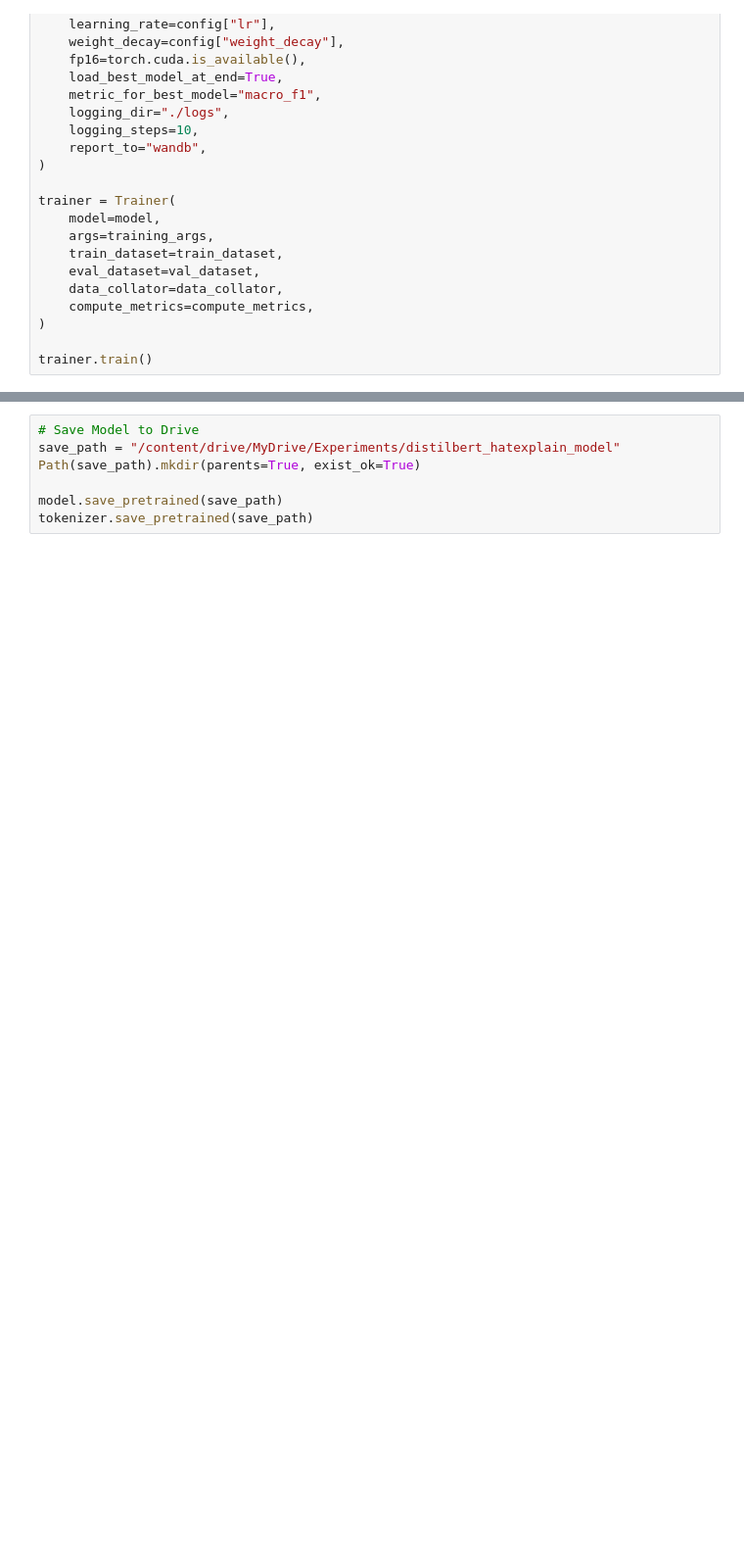
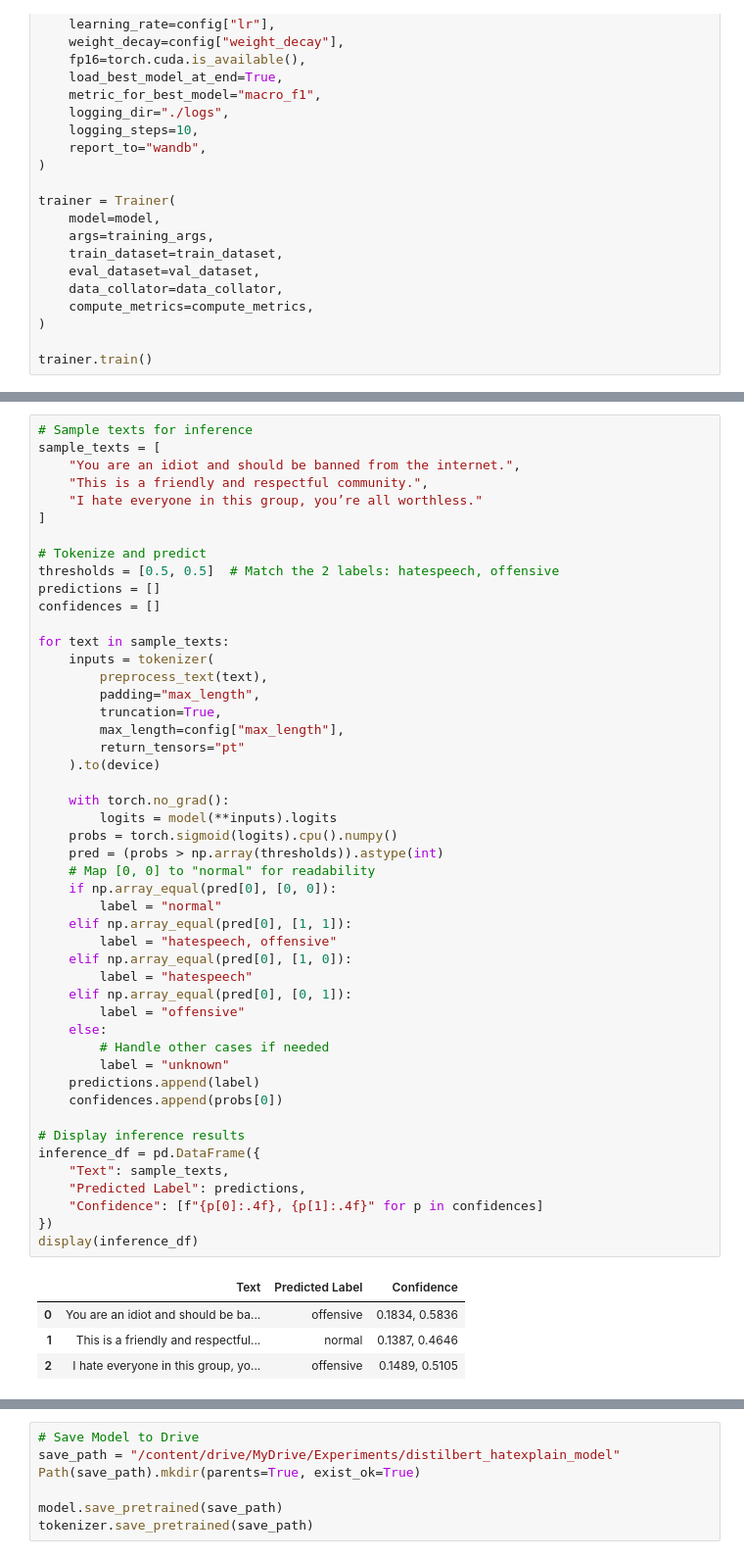
Before and after one commit to nivethithanm/finetuning_distilbert_for_toxic_comment_classification, a Jupyter notebook: DistilBERT_Toxicity_FineTuning_Notebook.ipynb, the cells around one changed output, grey strips where cells are left out. Shown at 98% size. Cells and saved outputs as stored; diff of their text form; blank space fills up the shorter version.

```diff
--- a/DistilBERT_Toxicity_FineTuning_Notebook.ipynb
+++ b/DistilBERT_Toxicity_FineTuning_Notebook.ipynb
@@ -279,3 +279,56 @@ display(df_metrics)
+# %%
+# Sample texts for inference
+sample_texts = [
+    "You are an idiot and should be banned from the internet.",
+    "This is a friendly and respectful community.",
+    "I hate everyone in this group, you’re all worthless."
+]
+
+# Tokenize and predict
+thresholds = [0.5, 0.5]  # Match the 2 labels: hatespeech, offensive
+predictions = []
+confidences = []
+
+for text in sample_texts:
+    inputs = tokenizer(
+        preprocess_text(text),
+        padding="max_length",
+        truncation=True,
+        max_length=config["max_length"],
+        return_tensors="pt"
+    ).to(device)
+
+    with torch.no_grad():
+        logits = model(**inputs).logits
+    probs = torch.sigmoid(logits).cpu().numpy()
+    pred = (probs > np.array(thresholds)).astype(int)
+    # Map [0, 0] to "normal" for readability
+    if np.array_equal(pred[0], [0, 0]):
+        label = "normal"
+    elif np.array_equal(pred[0], [1, 1]):
+        label = "hatespeech, offensive"
+    elif np.array_equal(pred[0], [1, 0]):
+        label = "hatespeech"
+    elif np.array_equal(pred[0], [0, 1]):
+        label = "offensive"
+    else:
+        # Handle other cases if needed
+        label = "unknown"
+    predictions.append(label)
+    confidences.append(probs[0])
+
+# Display inference results
+inference_df = pd.DataFrame({
+    "Text": sample_texts,
+    "Predicted Label": predictions,
+    "Confidence": [f"{p[0]:.4f}, {p[1]:.4f}" for p in confidences]
+})
+display(inference_df)
+# %% [output]
+|  | Text | Predicted Label | Confidence |
+| 0 | You are an idiot and should be ba... | offensive | 0.1834, 0.5836 |
+| 1 | This is a friendly and respectful... | normal | 0.1387, 0.4646 |
+| 2 | I hate everyone in this group, yo... | offensive | 0.1489, 0.5105 |
 # %%
 # ROC curves
 plt.figure(figsize=(10, 6))
```
Also changed, not shown: parts of 17 cells of this notebook.
